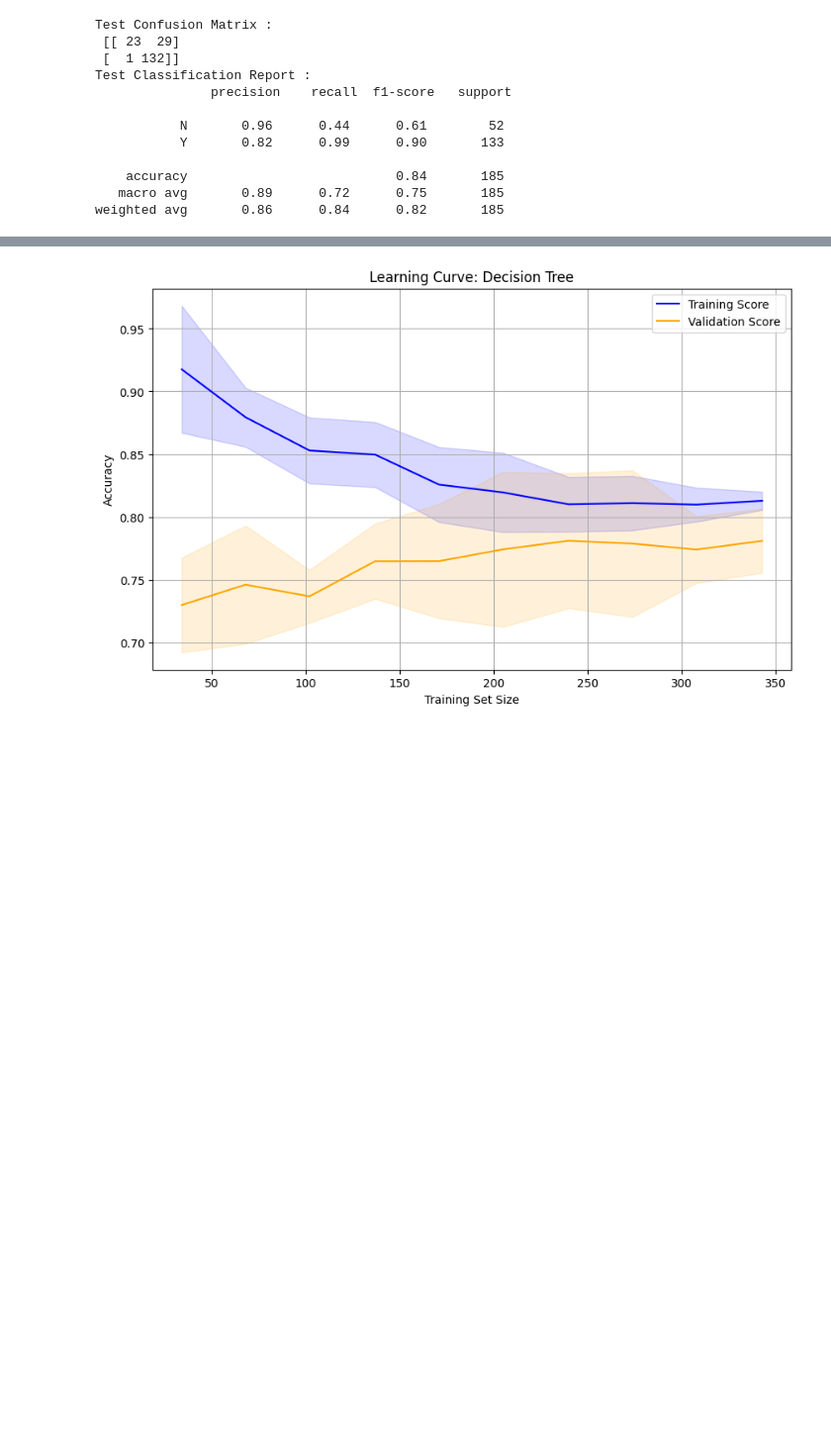
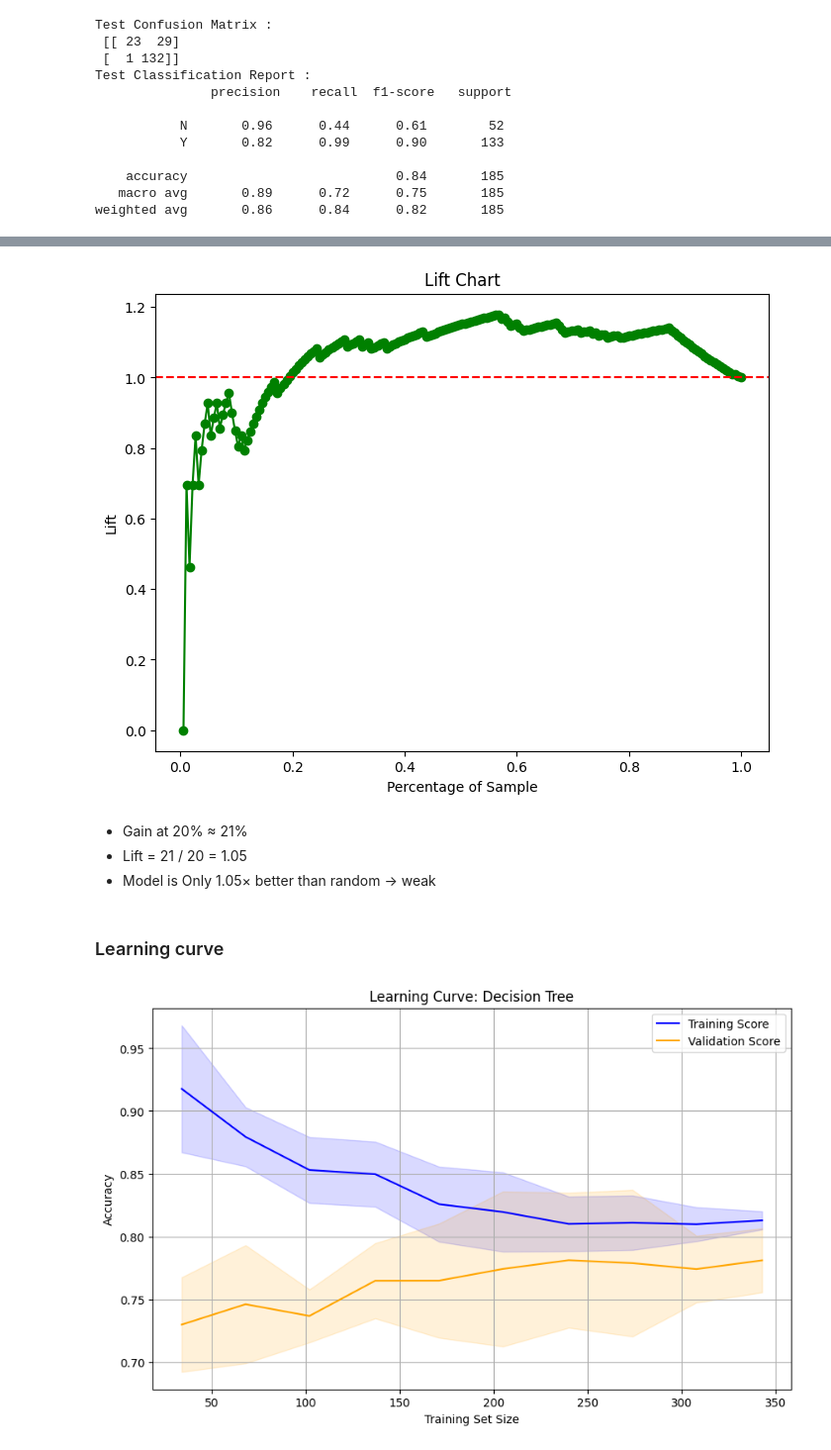
Before and after one commit to EdwinVivek/ML-hands-on-notebooks, a Jupyter notebook: Tree and Ensemble/tree_classification.ipynb, the cells around one changed output, grey strips where cells are left out. Shown at 99% size. Saved outputs shown, nothing was run; the diff lists cells and outputs as text; code cells hidden in the pictures; blank space fills up the shorter version.

```diff
--- a/Tree and Ensemble/tree_classification.ipynb
+++ b/Tree and Ensemble/tree_classification.ipynb
@@ -611,3 +794,20 @@ weighted avg       0.86      0.84      0.82       185
+# %%
+# Plotting the lift chart
+plt.figure(figsize=(8, 6))
+plt.plot(gain_df['percentage'], gain_df['lift'], marker='o', linestyle='-', color='g')
+plt.axhline(y=1, color='r', linestyle='--')
+plt.title('Lift Chart')
+plt.xlabel('Percentage of Sample')
+plt.ylabel('Lift')
+plt.show()
+# %% [output]
+[figure, added]
+# %% [markdown]
+* Gain at 20% ≈ 21%
+* Lift = 21 / 20 = 1.05
+* Model is Only 1.05× better than random → weak
+# %% [markdown]
+### Learning curve
 # %%
 from sklearn.model_selection import learning_curve
 
```
Also changed, not shown: parts of 31 cells of this notebook.
